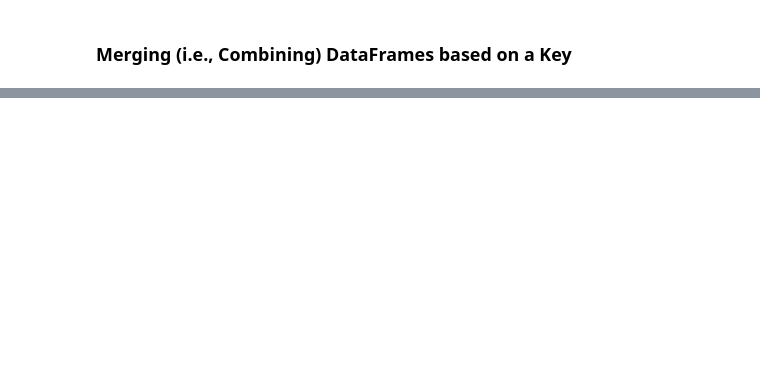
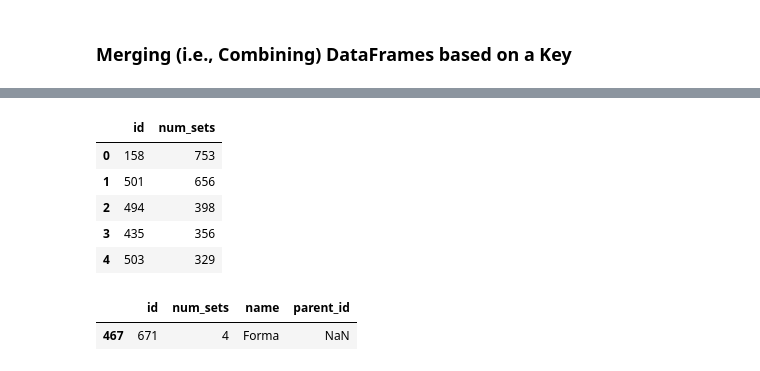
Before and after one commit to Lucasqrz1/100_Days_Of_Code, a Jupyter notebook: Day_74/LEGO Notebook and Data/Lego_Analysis_for_Course.ipynb, the cells around one changed output, grey strips where cells are left out. Drawn from its saved outputs; the diff is of its cells as text; code cells hidden in the pictures; blank space fills up the shorter version.

```diff
--- a/Day_74/LEGO Notebook and Data/Lego_Analysis_for_Course.ipynb
+++ b/Day_74/LEGO Notebook and Data/Lego_Analysis_for_Course.ipynb
@@ -259,2 +287,5 @@ The themes.csv file has the actual theme names. The sets .csv has <code>theme_id
 # %% [markdown]
 ### Merging (i.e., Combining) DataFrames based on a Key
+# %%
+set_theme_count = sets_df["theme_id"].value_counts()
+set_theme_count[:5]
@@ -260,0 +300,16 @@ The themes.csv file has the actual theme names. The sets .csv has <code>theme_id
+# %%
+set_theme_count = pd.DataFrame({'id': set_theme_count.index, 'num_sets': set_theme_count.values}) # This will create a DataFrame with the theme IDs and the number of sets for each theme
+set_theme_count.head()
+# %% [output]
+|  | id | num_sets |
+| 0 | 158 | 753 |
+| 1 | 501 | 656 |
+| 2 | 494 | 398 |
+| 3 | 435 | 356 |
+| 4 | 503 | 329 |
+# %%
+merged_df = pd.merge(set_theme_count, themes, on='id') # This will merge the set_theme_count DataFrame with the themes DataFrame on the 'id' column
+merged_df[themes.name == 'The Lord of the Rings'] # Display the first 3 rows of the merged DataFrame
+# %% [output]
+|  | id | num_sets | name | parent_id |
+| 467 | 671 | 4 | Forma | NaN |
```
Also changed, not shown: parts of 11 cells of this notebook.
